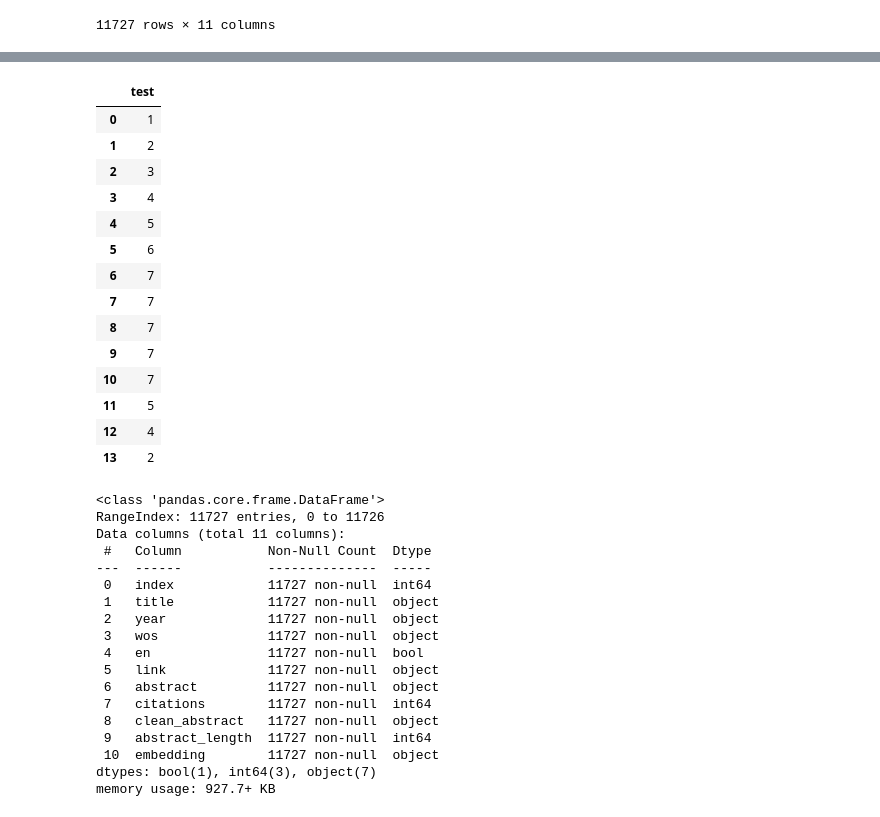
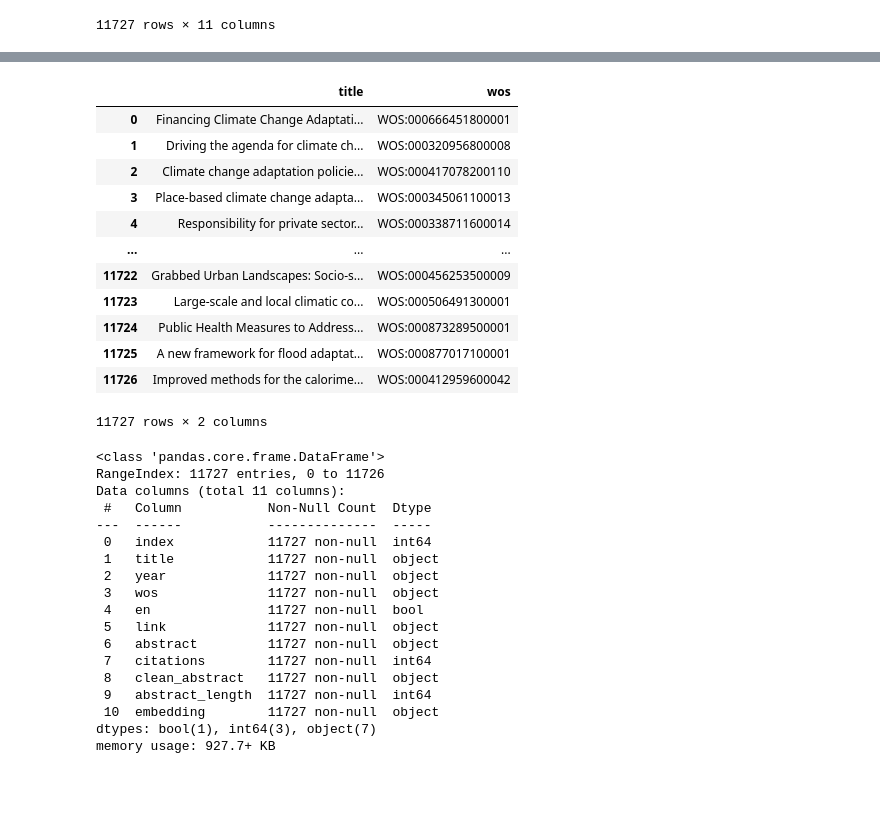
Before and after one commit to oskarkris/cluster_project, a Jupyter notebook: KMeans.ipynb, the cells around one changed output, grey strips where cells are left out. Saved outputs shown, nothing was run; the diff lists cells and outputs as text; code cells hidden in the pictures; blank space fills up the shorter version.

```diff
--- a/KMeans.ipynb
+++ b/KMeans.ipynb
@@ -262,30 +328,18 @@ dftest['Name'] = topic_model.get_topic_info()['Name']
 # %%
-
-topic_model.get_topics()
+# %% [output]
+|  | title | wos |
+| 0 | Financing Climate Change Adaptati... | WOS:000666451800001 |
+| 1 | Driving the agenda for climate ch... | WOS:000320956800008 |
+| 2 | Climate change adaptation policie... | WOS:000417078200110 |
+| 3 | Place-based climate change adapta... | WOS:000345061100013 |
+| 4 | Responsibility for private sector... | WOS:000338711600014 |
+| ... | ... | ... |
+| 11722 | Grabbed Urban Landscapes: Socio-s... | WOS:000456253500009 |
+| 11723 | Large-scale and local climatic co... | WOS:000506491300001 |
+| 11724 | Public Health Measures to Address... | WOS:000873289500001 |
+| 11725 | A new framework for flood adaptat... | WOS:000877017100001 |
+| 11726 | Improved methods for the calorime... | WOS:000412959600042 |
+11727 rows × 2 columns
-# %%
-test = [1,2,3,4,5,6,7,7,7,7,7,5,4,2]
-
-dftest = pd.DataFrame()
-
-dftest['test'] = test
-
-dftest
-# %% [output]
-|  | test |
-| 0 | 1 |
-| 1 | 2 |
-| 2 | 3 |
-| 3 | 4 |
-| 4 | 5 |
-| 5 | 6 |
-| 6 | 7 |
-| 7 | 7 |
-| 8 | 7 |
-| 9 | 7 |
-| 10 | 7 |
-| 11 | 5 |
-| 12 | 4 |
-| 13 | 2 |
 # %%
 df = pd.read_csv(r"master.csv")
 embeddings = np.load(r'embeddings_clean_context.npy') # choose correct embeddings
```
Also changed, not shown: parts of 12 cells of this notebook, 44 other files.
